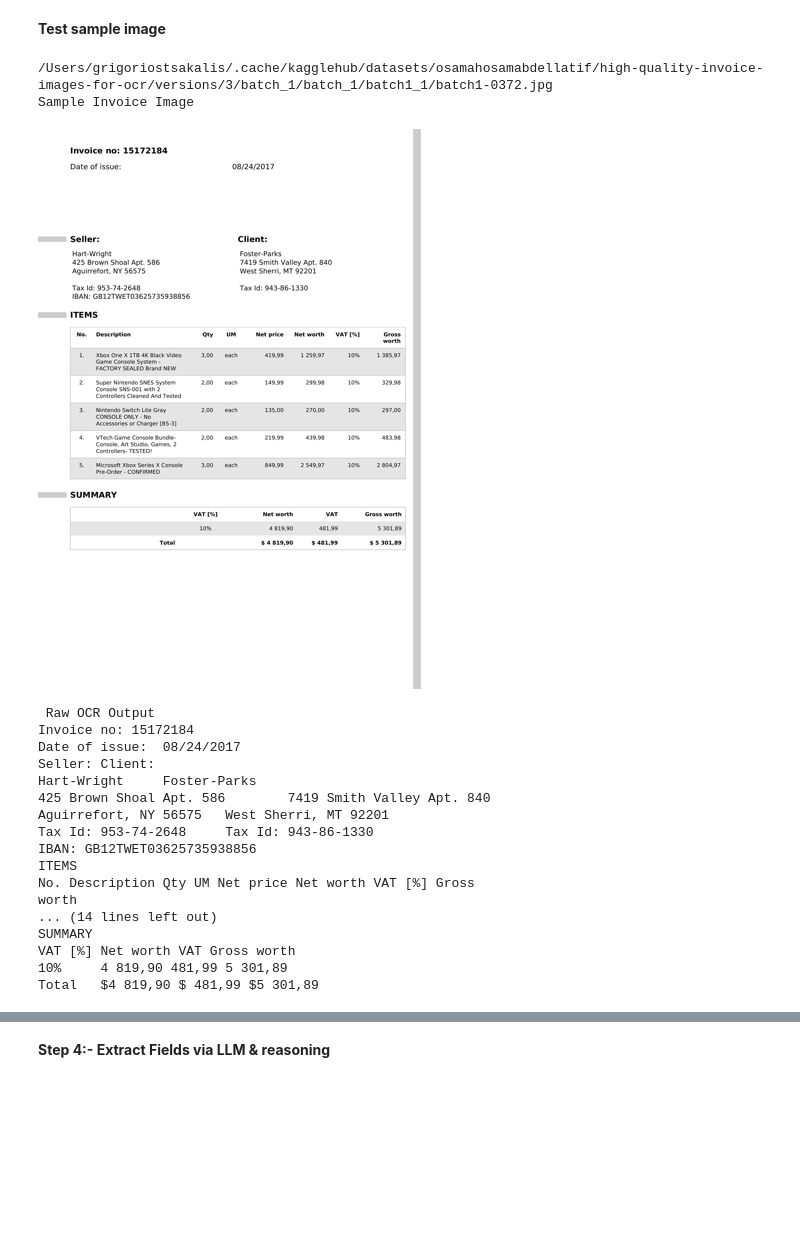
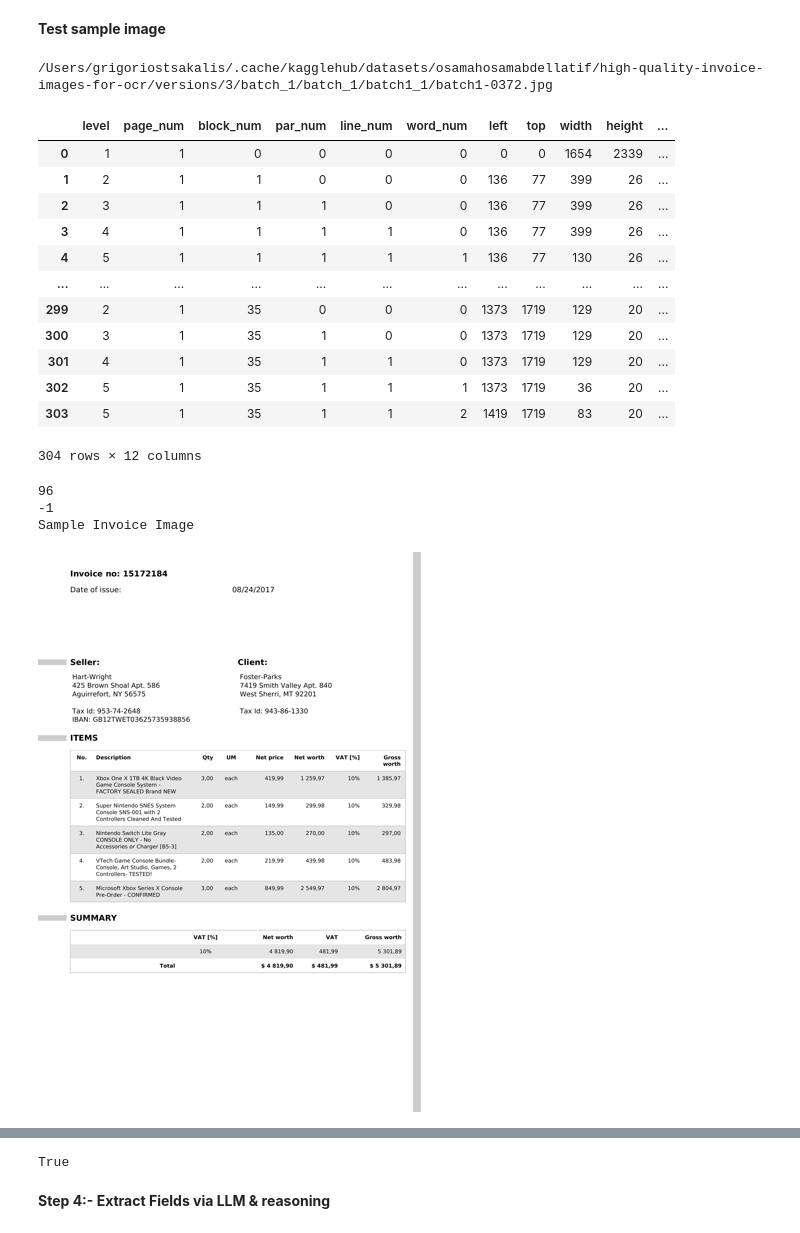
Before and after one commit to UpLong23/makeathon-2026-WHOAMI-inform, a Jupyter notebook: ocr/Process_cv2_Tesseract.ipynb, the cells around one changed output, grey strips where cells are left out. Saved outputs shown, nothing was run; the diff lists cells and outputs as text; code cells hidden in the pictures; blank space fills up the shorter version.

```diff
--- a/ocr/Process_cv2_Tesseract.ipynb
+++ b/ocr/Process_cv2_Tesseract.ipynb
@@ -183,8 +183,24 @@ def extract_text(img):
     """
     dict_data = pytesseract.image_to_data(img, output_type=Output.DICT)
     df = pd.DataFrame(dict_data)
+    display(df)
+    print(df["conf"].max())
+    print(df["conf"].min())
     df = df[(df["conf"] != -1) & (df["text"].str.strip() != "")].copy()
     df["conf"] = df["conf"].astype(int)
+
+    coordinates = []
+    for index, row in df.iterrows():
+        if row["text"] != "":
+            # top-left corner, bottom-right corner
+            coordinates.append([(row["left"], row["top"]), (row["left"]+row["width"], row["top"]+row["height"])])
+
+
+    # print(coordinates)
+    # exit(0)
+
+    # df = df[(df["conf"] != -1) & (df["text"].str.strip() != "")].copy()
+    # df["conf"] = df["conf"].astype(int)
 
     if df.empty:
         return "", dict_data
@@ -237,37 +253,57 @@ def extract_text(img):
 
         raw_text += line.strip() + "\n"
 
-    return raw_text.strip(), dict_data
+    return raw_text.strip(), dict_data, coordinates
 # %% [markdown]
 **Test sample image**
 # %%
 # sample_img_path = dataset[10]["img_path"]
 sample_img_path = "/Users/grigoriostsakalis/.cache/kagglehub/datasets/osamahosamabdellatif/high-quality-invoice-images-for-ocr/versions/3/batch_1/batch_1/batch1_1/batch1-0372.jpg"
 print(sample_img_path)
 sample_img      = preprocess(sample_img_path)
-sample_text , sample_dict    = extract_text(sample_img)
+sample_text, sample_dict, coordinates = extract_text(sample_img)
 print("Sample Invoice Image")
 display(Image.open(sample_img_path).resize((400, 560)))
 print("\n Raw OCR Output")
 print(sample_text)
+
+print("="*80)
+print("BOUNDING BOXES ON SAMPLE IMAGE")
+
+sample_img = cv2.imread(sample_img_path)
+for c in coordinates:
+    # print(c[0], c[1])
+    cv2.rectangle(sample_img, c[0], c[1], color=(0, 0, 255))
+#
+# cv2.imshow('Multiple Boxes', sample_img)
+
+# import matplotlib.pyplot as plt
+
+# plt.imshow(sample_img)
+# plt.show()
+
+cv2.imwrite("test.png", sample_img)
+# coordinates = [
+#     [(), ()],
+
+# ]
+# image = cv2.rectangle(sample_img_path, (x0, y0), (x1, y1), color=(255, 255, 255))
 # %% [output]
 /Users/grigoriostsakalis/.cache/kagglehub/datasets/osamahosamabdellatif/high-quality-invoice-images-for-ocr/versions/3/batch_1/batch_1/batch1_1/batch1-0372.jpg
-Sample Invoice Image
+|  | level | page_num | block_num | par_num | line_num | word_num | left | top | width | height | ... |
+| 0 | 1 | 1 | 0 | 0 | 0 | 0 | 0 | 0 | 1654 | 2339 | ... |
+| 1 | 2 | 1 | 1 | 0 | 0 | 0 | 136 | 77 | 399 | 26 | ... |
+| 2 | 3 | 1 | 1 | 1 | 0 | 0 | 136 | 77 | 399 | 26 | ... |
+| 3 | 4 | 1 | 1 | 1 | 1 | 0 | 136 | 77 | 399 | 26 | ... |
+| 4 | 5 | 1 | 1 | 1 | 1 | 1 | 136 | 77 | 130 | 26 | ... |
+| ... | ... | ... | ... | ... | ... | ... | ... | ... | ... | ... | ... |
+| 299 | 2 | 1 | 35 | 0 | 0 | 0 | 1373 | 1719 | 129 | 20 | ... |
+| 300 | 3 | 1 | 35 | 1 | 0 | 0 | 1373 | 1719 | 129 | 20 | ... |
+| 301 | 4 | 1 | 35 | 1 | 1 | 0 | 1373 | 1719 | 129 | 20 | ... |
+| 302 | 5 | 1 | 35 | 1 | 1 | 1 | 1373 | 1719 | 36 | 20 | ... |
+| 303 | 5 | 1 | 35 | 1 | 1 | 2 | 1419 | 1719 | 83 | 20 | ... |
+304 rows × 12 columns
+96
+-1
+Sample Invoice Image
 [figure]
- Raw OCR Output
-Invoice no: 15172184
-Date of issue:  08/24/2017
-Seller: Client:
-Hart-Wright     Foster-Parks
-425 Brown Shoal Apt. 586        7419 Smith Valley Apt. 840
-Aguirrefort, NY 56575   West Sherri, MT 92201
-Tax Id: 953-74-2648     Tax Id: 943-86-1330
-IBAN: GB12TWET03625735938856
-ITEMS
-No. Description Qty UM Net price Net worth VAT [%] Gross
-worth
-... (14 lines left out)
-SUMMARY
-VAT [%] Net worth VAT Gross worth
-10%     4 819,90 481,99 5 301,89
-Total   $4 819,90 $ 481,99 $5 301,89
@@ -274,3 +327,4 @@ Total   $4 819,90 $ 481,99 $5 301,89
+True
 # %% [markdown]
 **Step 4:- Extract Fields via LLM & reasoning**
 # %%
```
Also changed, not shown: parts of 1 cell of this notebook.
